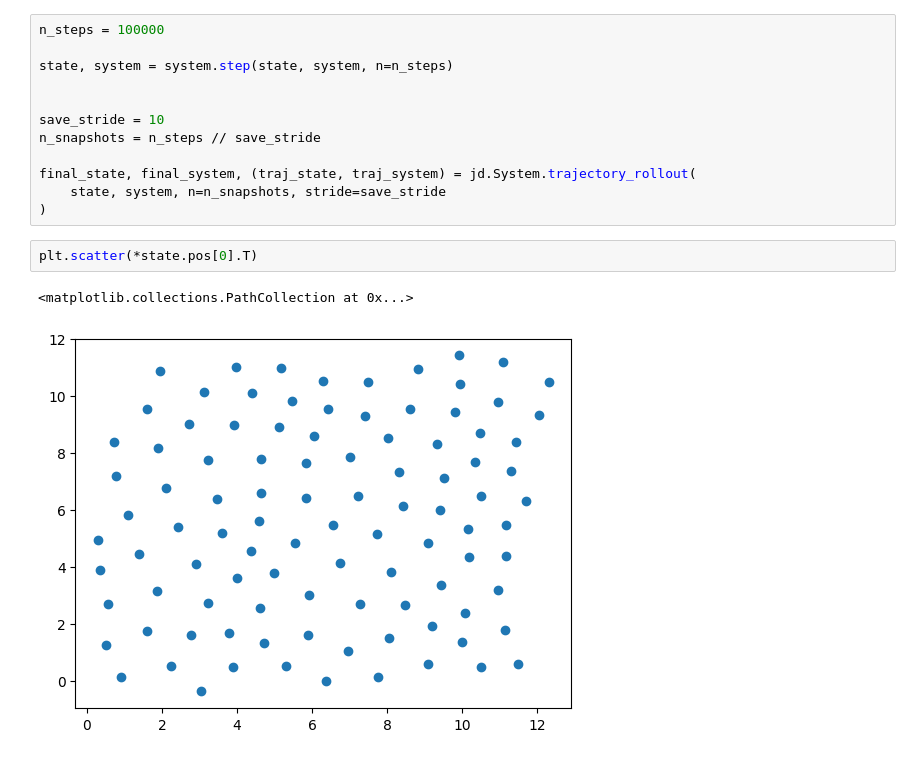
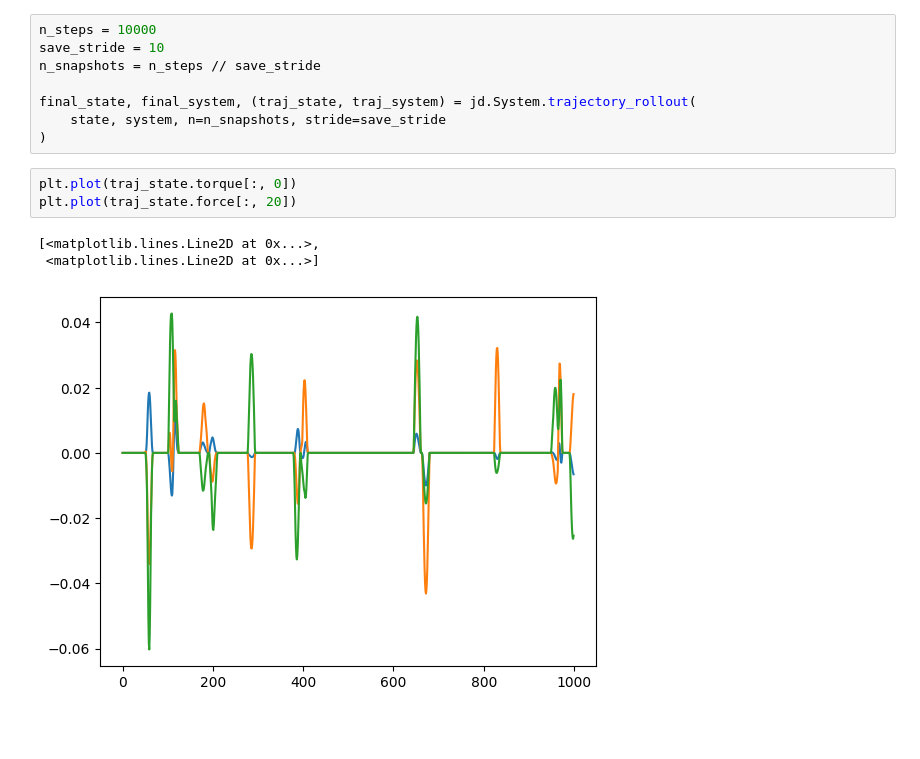
Before and after one commit to mmccraw98/notebooks-fall-25, a Jupyter notebook: 12/testing-jaxdem-scripts/specific-heat/test.ipynb, the cells around one changed output. Cells and saved outputs as stored; diff of their text form; blank space fills up the shorter version.

```diff
--- a/12/testing-jaxdem-scripts/specific-heat/test.ipynb
+++ b/12/testing-jaxdem-scripts/specific-heat/test.ipynb
@@ -65,17 +146,15 @@ system = jd.System.stack(systems)
 # %%
-n_steps = 100000
-
-state, system = system.step(state, system, n=n_steps)
-
-
+n_steps = 10000
 save_stride = 10
 n_snapshots = n_steps // save_stride
 
 final_state, final_system, (traj_state, traj_system) = jd.System.trajectory_rollout(
     state, system, n=n_snapshots, stride=save_stride
 )
-# %%
-plt.scatter(*state.pos[0].T)
-# %% [output]
-<matplotlib.collections.PathCollection at 0x...>
-[figure, removed]
+# %%
+plt.plot(traj_state.torque[:, 0])
+plt.plot(traj_state.force[:, 20])
+# %% [output]
+[<matplotlib.lines.Line2D at 0x...>,
+ <matplotlib.lines.Line2D at 0x...>]
+[figure, added]
```
Also changed, not shown: parts of 10 cells of this notebook, 4 other files.
